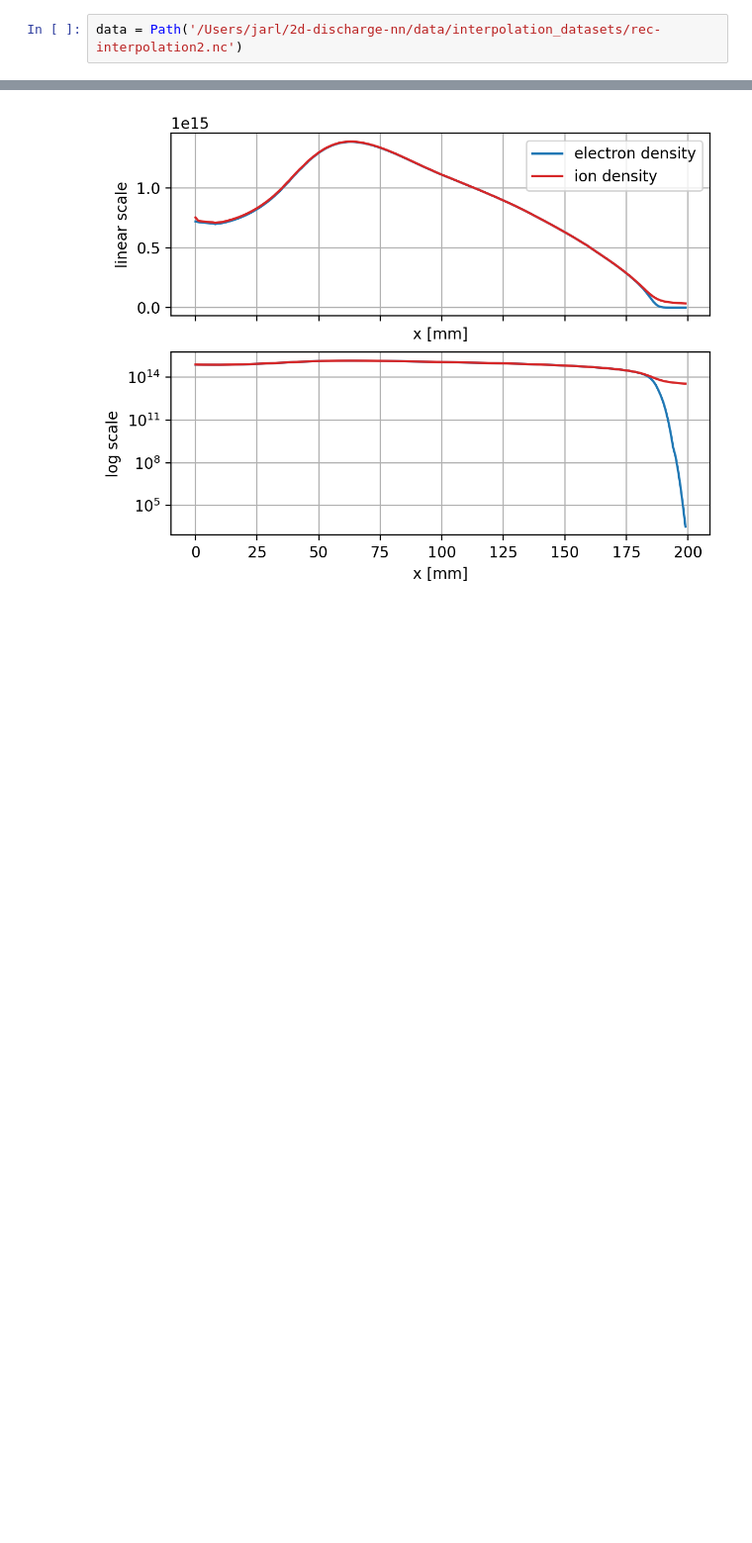
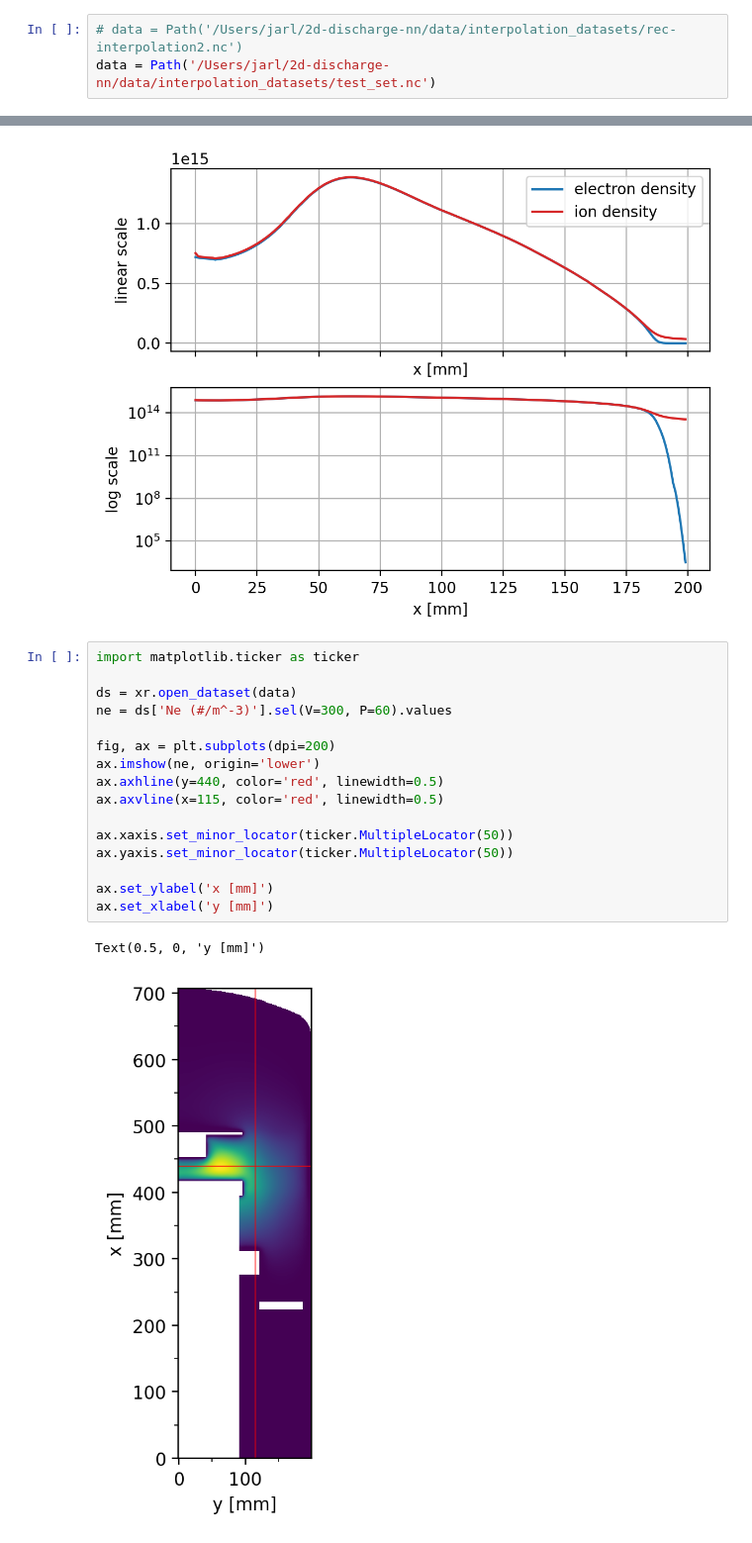
Before and after one commit to jarltc/2d-discharge-nn, a Jupyter notebook: torch/line_profile_test.ipynb, the cells around one changed output, grey strips where cells are left out. Shown at 99% size. Cells and saved outputs as stored; diff of their text form; blank space fills up the shorter version.

Commit message:
add slices image

```diff
--- a/torch/line_profile_test.ipynb
+++ b/torch/line_profile_test.ipynb
@@ -4,7 +4,8 @@ import matplotlib.pyplot as plt
 import numpy as np
 from pathlib import Path
 # %%
-data = Path('/Users/jarl/2d-discharge-nn/data/interpolation_datasets/rec-interpolation2.nc')
+# data = Path('/Users/jarl/2d-discharge-nn/data/interpolation_datasets/rec-interpolation2.nc')
+data = Path('/Users/jarl/2d-discharge-nn/data/interpolation_datasets/test_set.nc')
 # %%
 ds = xr.open_dataset(data)
 # %%
@@ -96,3 +97,22 @@ ax[1].set_xlabel('x [mm]')
 # %% [output]
 Text(0.5, 0, 'x [mm]')
 [figure]
+# %%
+import matplotlib.ticker as ticker
+
+ds = xr.open_dataset(data)
+ne = ds['Ne (#/m^-3)'].sel(V=300, P=60).values
+
+fig, ax = plt.subplots(dpi=200)
+ax.imshow(ne, origin='lower')
+ax.axhline(y=440, color='red', linewidth=0.5)
+ax.axvline(x=115, color='red', linewidth=0.5)
+
+ax.xaxis.set_minor_locator(ticker.MultipleLocator(50))
+ax.yaxis.set_minor_locator(ticker.MultipleLocator(50))
+
+ax.set_ylabel('x [mm]')
+ax.set_xlabel('y [mm]')
+# %% [output]
+Text(0.5, 0, 'y [mm]')
+[figure, added]
```
